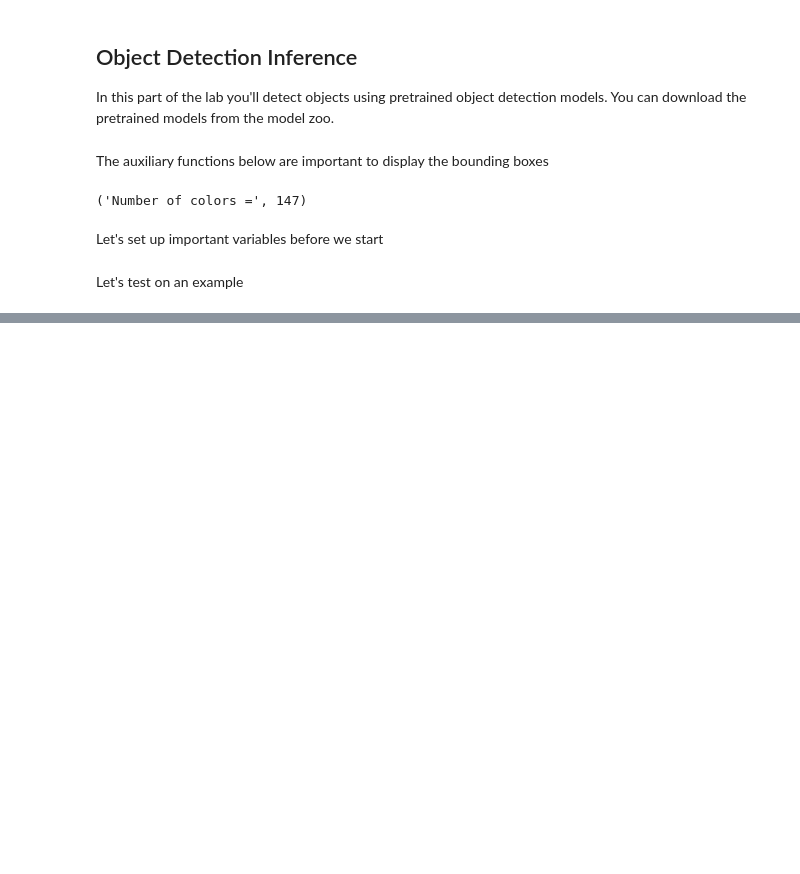
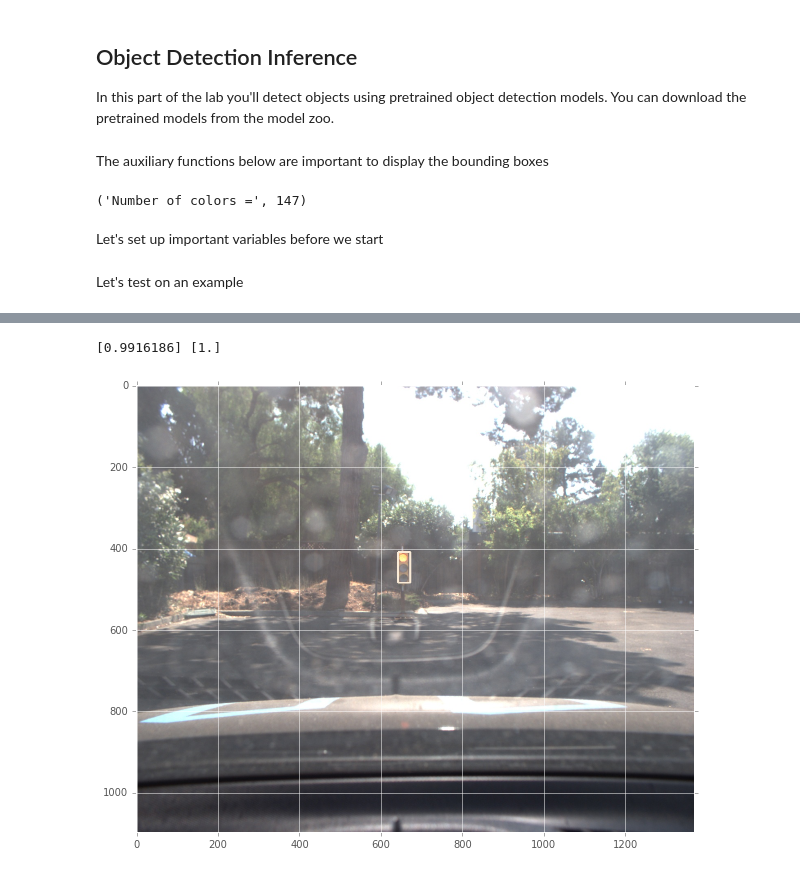
Before and after one commit to shreyanshbhatt/Capestone-project, a Jupyter notebook: deep_learning/Object_Detection_Notebook.ipynb, the cells around one changed output, grey strips where cells are left out. Cells and saved outputs as stored; diff of their text form; code cells hidden in the pictures; blank space fills up the shorter version.

```diff
--- a/deep_learning/Object_Detection_Notebook.ipynb
+++ b/deep_learning/Object_Detection_Notebook.ipynb
@@ -353,4 +353,9 @@ def detection_pipeline(img_path):
 
         plt.figure(figsize=(12, 8))
         plt.imshow(image)
+# %%
+detection_pipeline('./assets/real_red_traffic_light.jpg')detection_pipeline('./assets/real_green_traffic_light.jpg')
+# %% [output]
+[0.9916186] [1.]
+[figure, added]
 # %%
```
Also changed, not shown: parts of 6 cells of this notebook, 1 other file.
